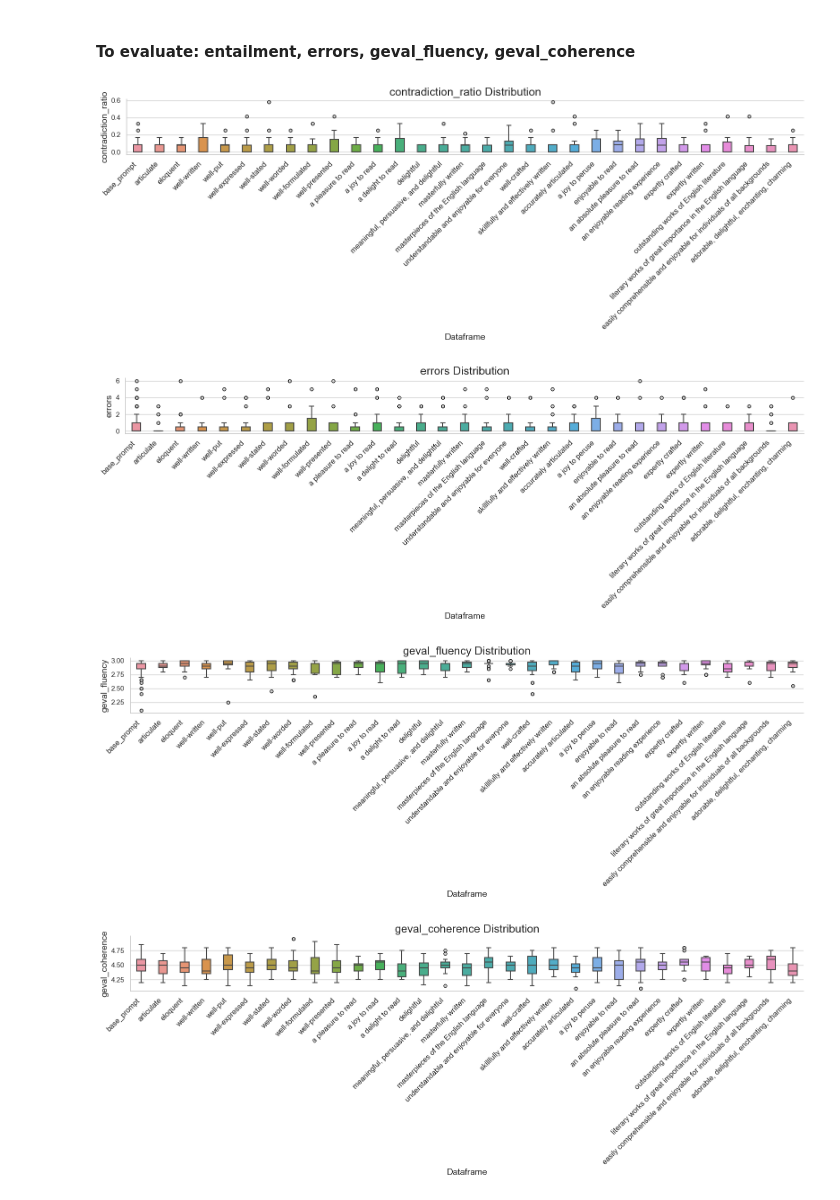
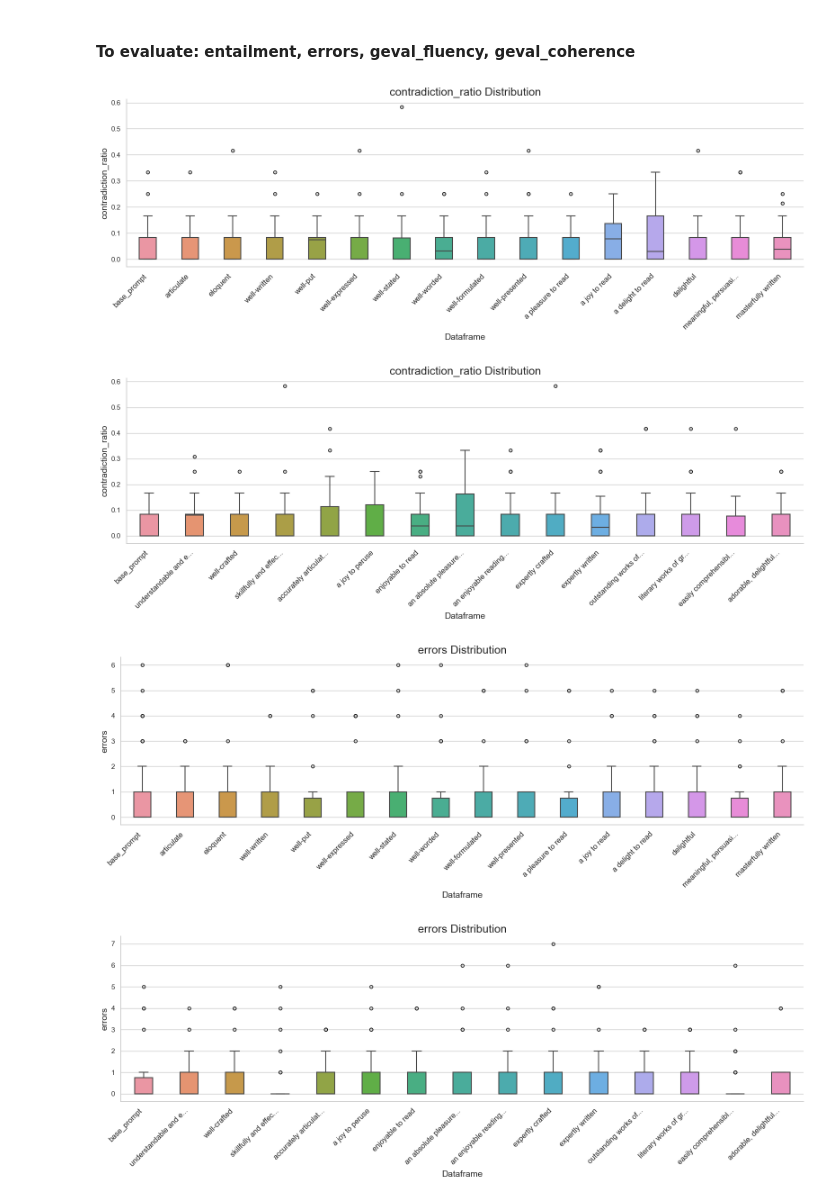
Before and after one commit to ErlendMariusOmmundsen/gpt-prompt-engineering, a Jupyter notebook: quality.ipynb, the cells around one changed output. Saved outputs shown, nothing was run; the diff lists cells and outputs as text; code cells hidden in the pictures.

Commit message:
Update modifier insights

```diff
--- a/quality.ipynb
+++ b/quality.ipynb
@@ -87,28 +101,37 @@ print("####### 30 tries per modifier #######\n")
 # %%
 evaluate = [
         "contradiction_ratio",
         "errors",
         "geval_fluency",
         "geval_coherence",
     ]
 
+shortened_modifiers = []
+
+for modifier in QUALITY_MODIFIERS:
+    if len(modifier) > 20:
+        shortened_modifiers.append(modifier[:20] + "...")
+    else:
+        shortened_modifiers.append(modifier)
+
 for eval in evaluate:
-    box_plot(dataframes, ["base_prompt"] + QUALITY_MODIFIERS, eval, width=16)
+    box_plot(dataframes[:(len(dataframes)+1)//2], ["base_prompt"] + shortened_modifiers[:(len(dataframes))//2], eval, width=16)
+    box_plot(dataframes[(len(dataframes)+1)//2:], ["base_prompt"] + shortened_modifiers[(len(dataframes)+1)//2:], eval, width=16)
 
 
 # dic = {}
 
 # for i, df in enumerate(dataframes):
     # success_rate = (df["three_by_three"].sum() / 30) * 100
     # modifier = QUALITY_MODIFIERS[i]
     # dic.update({modifier: round(success_rate)})
 
 # sorted_dic = dict(sorted(dic.items(), key=lambda item: item[1], reverse=True))
 # result_df = pd.DataFrame(sorted_dic.items(),columns=["Modifier", "Success Rate"])
 
 # print(result_df.style.to_latex())
 # %% [output]
-[figure, old version]
+[figure, new version]
-[figure, old version]
+[figure, new version]
-[figure, old version]
+[figure, new version]
-[figure, old version]
+[figure, new version]
```
Also changed, not shown: parts of 4 cells of this notebook, 3 other files.
